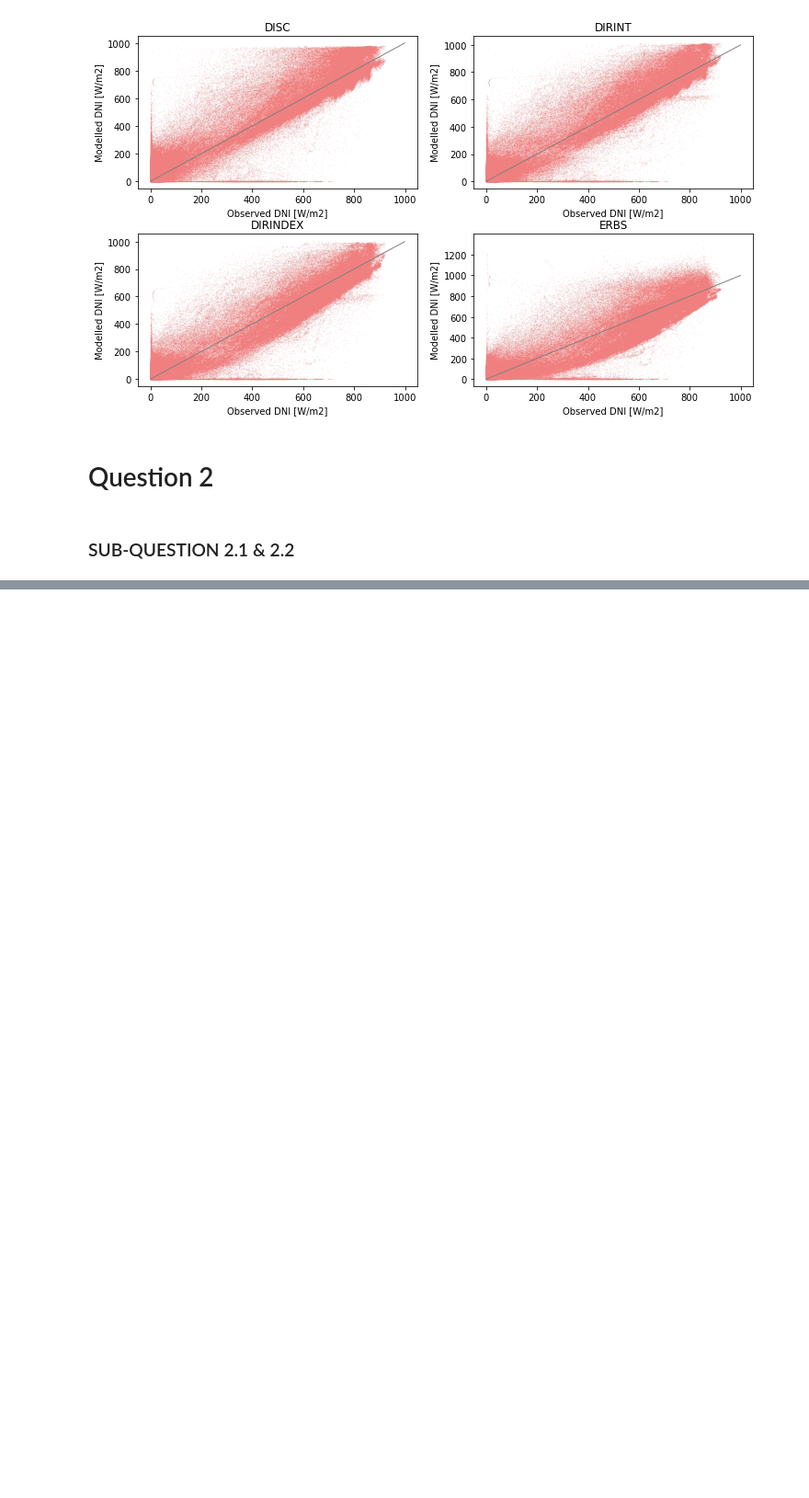
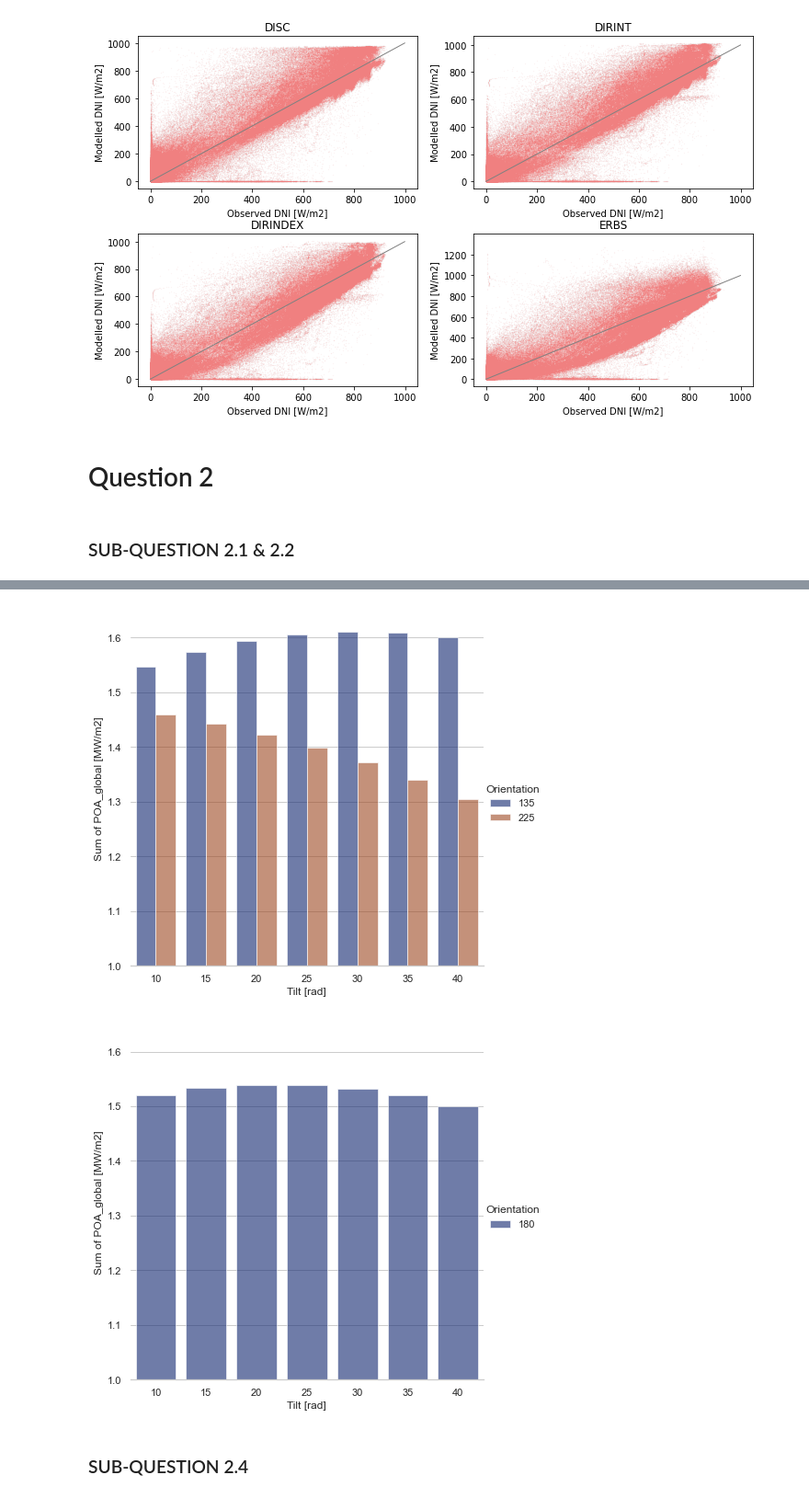
Before and after one commit to ncgarrood/utrechtsmartdistricpartA, a Jupyter notebook: CodeCleanupWalkThrough.ipynb, the cells around one changed output, grey strips where cells are left out. Shown: that part at 92% size. Cells and saved outputs as stored; diff of their text form; code cells hidden in the pictures; blank space fills up the shorter version.

```diff
--- a/CodeCleanupWalkThrough.ipynb
+++ b/CodeCleanupWalkThrough.ipynb
@@ -49,0 +110,8 @@ BUILDINGS
+# %%
+create_bar_charts('RoofA')
+create_bar_charts('RoofB')
+# %% [output]
+[figure, added]
+[figure, added]
+# %% [markdown]
+### SUB-QUESTION 2.4
```
Also changed, not shown: parts of 25 cells of this notebook, 1 other file.
